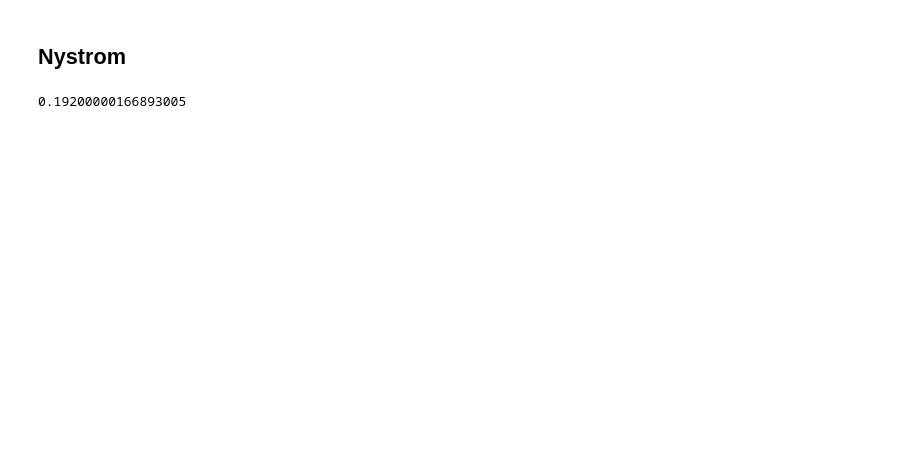
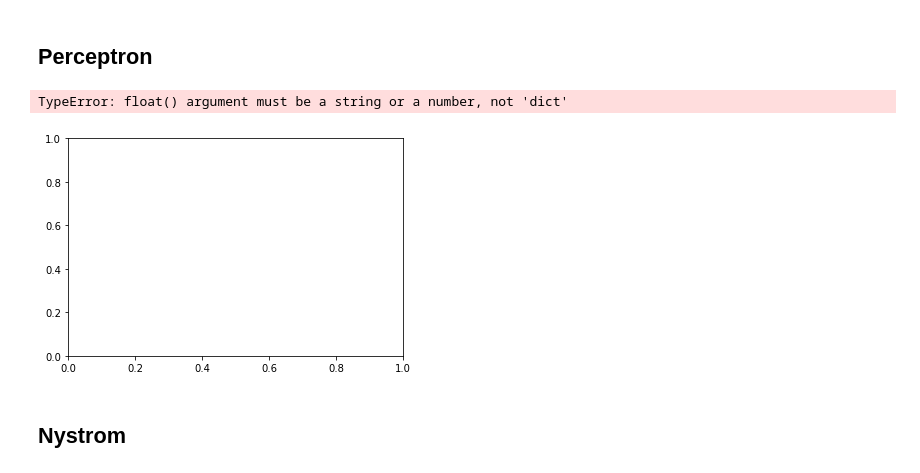
Before and after one commit to lfoscari/kernel-mnist, a Jupyter notebook: results.ipynb, the cells around one changed output. Cells and saved outputs as stored; diff of their text form; code cells hidden in the pictures; blank space fills up the shorter version.

Commit message:
added plots to show error

```diff
--- a/results.ipynb
+++ b/results.ipynb
@@ -8,2 +10,4 @@ from KMeans import compress as kmean_compress
 # %%
 (x_train, y_train), (x_test, y_test) = batch_data_iter(10_000, 500)
+epochs = list(range(1, 11))
+degrees = list(range(1, 7))
@@ -10,2 +23,15 @@ from KMeans import compress as kmean_compress
+# %% [markdown]
+## Perceptron
+# %%
+perceptron = json.load(open("./results/mp.json"))
+errors = [perceptron["epochs_amount"][str(e)]["error"] for e in epochs]
+
+p = plt.plot(epochs, errors, marker='o', linestyle='--', linewidth=2)
+plt.xlabel("Epochs")
+plt.ylabel("Error")
+plt.show()
+# %% [output]
+TypeError: float() argument must be a string or a number, not 'dict'
+[figure, added]
 # %% [markdown]
 ## Nystrom
@@ -33,4 +37,0 @@ NMP.fit()
-# %%
-NMP.predict(x_test_ny, y_test)
-# %% [output]
-0.19200000166893005
```
Also changed, not shown: parts of 7 cells of this notebook, 5 other files.
